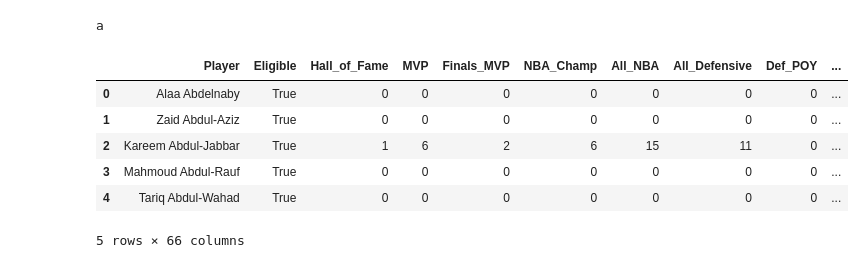
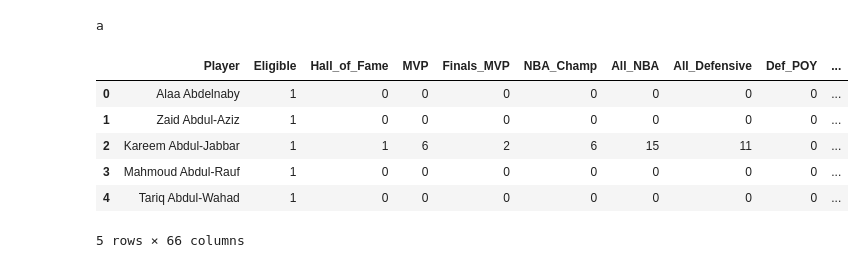
Before and after one commit to frankwillard/NBA-Hall-Of-Fame-Model, a Jupyter notebook: Player_Web_Scraper.ipynb, the cells around one changed output. Cells and saved outputs as stored; diff of their text form; code cells hidden in the pictures.

```diff
--- a/Player_Web_Scraper.ipynb
+++ b/Player_Web_Scraper.ipynb
@@ -44,6 +44,8 @@ def getEligible(table):
       Hall of Fame
 
   """
+  #TODO: Ensure year difference is consistent with reality
+
   years_in_html = table.findAll('a', string=re.compile(r'\d{4}-\d{2}'))
 
   #Lasy year we know of 2017-2018
@@ -51,8 +53,8 @@ def getEligible(table):
 
   #May need to fix this
   if date.today().year - last_active_year < 4:
-    return False
-  return True
+    return 0
+  return 1
 # %%
 def get_table_dictionary(soup, table_id):
   """
@@ -288,28 +289,21 @@ def scrape_player_data():
       current_player_data = other_list + accolade_list + per_game_list + totals_list + advanced_list
 
       all_data.append(current_player_data)
-    break
 
+  output_df = pd.DataFrame(data=all_data, columns = final_cols)
 
-  final_df = pd.DataFrame(data=all_data, columns = final_cols)
-
-  return final_df
-
-  #Sort if desired
-  #final_df = final_df.sort_values(by=[])
-
-  #final_df.to_csv('')
+  return output_df
 # %%
-my_df = scrape_player_data()
+player_df = scrape_player_data()
 # %% [output]
 a
 # %%
-my_df.head()
+player_df.head()
 # %% [output]
 |  | Player | Eligible | Hall_of_Fame | MVP | Finals_MVP | NBA_Champ | All_NBA | All_Defensive | Def_POY | ... |
-| 0 | Alaa Abdelnaby | True | 0 | 0 | 0 | 0 | 0 | 0 | 0 | ... |
-| 1 | Zaid Abdul-Aziz | True | 0 | 0 | 0 | 0 | 0 | 0 | 0 | ... |
-| 2 | Kareem Abdul-Jabbar | True | 1 | 6 | 2 | 6 | 15 | 11 | 0 | ... |
-| 3 | Mahmoud Abdul-Rauf | True | 0 | 0 | 0 | 0 | 0 | 0 | 0 | ... |
-| 4 | Tariq Abdul-Wahad | True | 0 | 0 | 0 | 0 | 0 | 0 | 0 | ... |
+| 0 | Alaa Abdelnaby | 1 | 0 | 0 | 0 | 0 | 0 | 0 | 0 | ... |
+| 1 | Zaid Abdul-Aziz | 1 | 0 | 0 | 0 | 0 | 0 | 0 | 0 | ... |
+| 2 | Kareem Abdul-Jabbar | 1 | 1 | 6 | 2 | 6 | 15 | 11 | 0 | ... |
+| 3 | Mahmoud Abdul-Rauf | 1 | 0 | 0 | 0 | 0 | 0 | 0 | 0 | ... |
+| 4 | Tariq Abdul-Wahad | 1 | 0 | 0 | 0 | 0 | 0 | 0 | 0 | ... |
 5 rows × 66 columns
```
Also changed, not shown: parts of 8 cells of this notebook.
